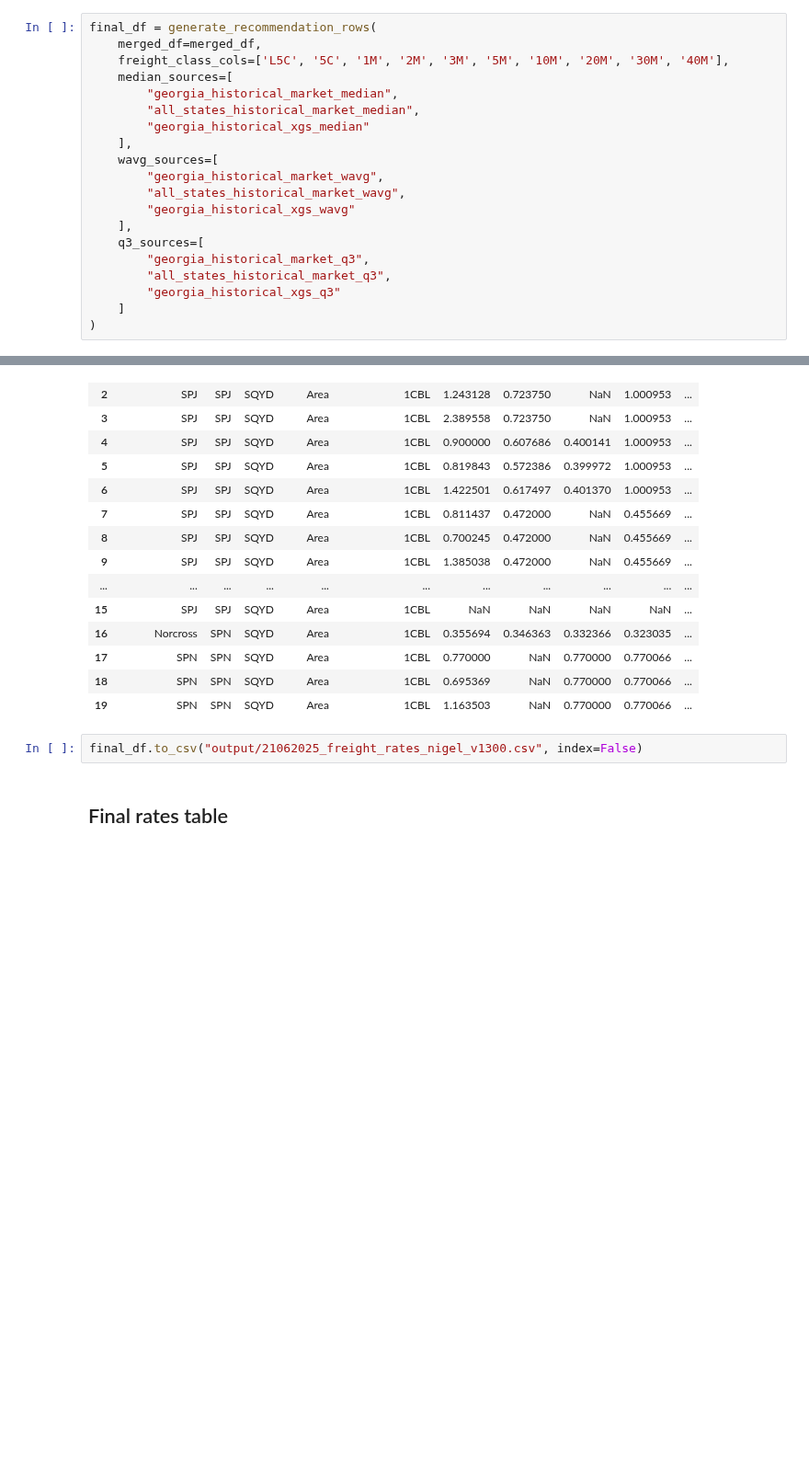
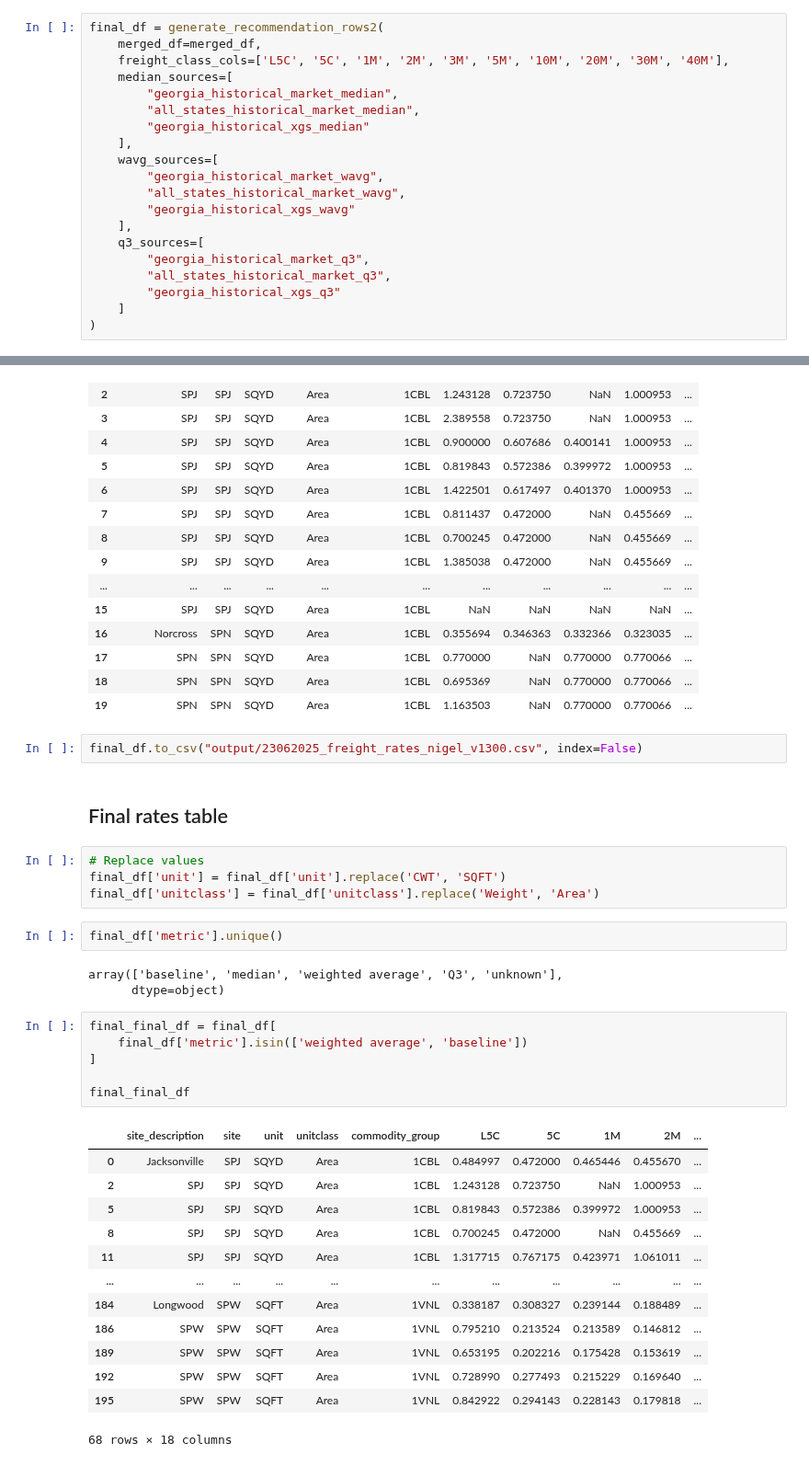
Before and after one commit to Zhuwaki/diverzify_freight_analysis, a Jupyter notebook: notebooks/nigel/bruce_tables/site_rates_table_nigel_commented_detailed.ipynb, the cells around one changed output, grey strips where cells are left out. Shown at 92% size. Drawn from its saved outputs; the diff is of its cells as text; blank space fills up the shorter version.

Commit message:
nigel  repo standardisation

```diff
--- a/notebooks/nigel/bruce_tables/site_rates_table_nigel_commented_detailed.ipynb
+++ b/notebooks/nigel/bruce_tables/site_rates_table_nigel_commented_detailed.ipynb
@@ -864,5 +968,5 @@ merged_df
 # %%
-final_df = generate_recommendation_rows(
+final_df = generate_recommendation_rows2(
     merged_df=merged_df,
     freight_class_cols=['L5C', '5C', '1M', '2M', '3M', '5M', '10M', '20M', '30M', '40M'],
     median_sources=[
@@ -983,9 +1099,38 @@ display(final_df.head(20))  # Display first 20 rows for quick check
 | 18 | SPN | SPN | SQYD | Area | 1CBL | 0.695369 | NaN | 0.770000 | 0.770066 | ... |
 | 19 | SPN | SPN | SQYD | Area | 1CBL | 1.163503 | NaN | 0.770000 | 0.770066 | ... |
 # %%
-final_df.to_csv("output/21062025_freight_rates_nigel_v1300.csv", index=False)
+final_df.to_csv("output/23062025_freight_rates_nigel_v1300.csv", index=False)
 # %% [markdown]
 ## Final rates table
+# %%
+# Replace values
+final_df['unit'] = final_df['unit'].replace('CWT', 'SQFT')
+final_df['unitclass'] = final_df['unitclass'].replace('Weight', 'Area')
+# %%
+final_df['metric'].unique()
+# %% [output]
+array(['baseline', 'median', 'weighted average', 'Q3', 'unknown'],
+      dtype=object)
+# %%
+final_final_df = final_df[
+    final_df['metric'].isin(['weighted average', 'baseline'])
+]
+
+final_final_df
+# %% [output]
+|  | site_description | site | unit | unitclass | commodity_group | L5C | 5C | 1M | 2M | ... |
+| 0 | Jacksonville | SPJ | SQYD | Area | 1CBL | 0.484997 | 0.472000 | 0.465446 | 0.455670 | ... |
+| 2 | SPJ | SPJ | SQYD | Area | 1CBL | 1.243128 | 0.723750 | NaN | 1.000953 | ... |
+| 5 | SPJ | SPJ | SQYD | Area | 1CBL | 0.819843 | 0.572386 | 0.399972 | 1.000953 | ... |
+| 8 | SPJ | SPJ | SQYD | Area | 1CBL | 0.700245 | 0.472000 | NaN | 0.455669 | ... |
+| 11 | SPJ | SPJ | SQYD | Area | 1CBL | 1.317715 | 0.767175 | 0.423971 | 1.061011 | ... |
+| ... | ... | ... | ... | ... | ... | ... | ... | ... | ... | ... |
+| 184 | Longwood | SPW | SQFT | Area | 1VNL | 0.338187 | 0.308327 | 0.239144 | 0.188489 | ... |
+| 186 | SPW | SPW | SQFT | Area | 1VNL | 0.795210 | 0.213524 | 0.213589 | 0.146812 | ... |
+| 189 | SPW | SPW | SQFT | Area | 1VNL | 0.653195 | 0.202216 | 0.175428 | 0.153619 | ... |
+| 192 | SPW | SPW | SQFT | Area | 1VNL | 0.728990 | 0.277493 | 0.215229 | 0.169640 | ... |
+| 195 | SPW | SPW | SQFT | Area | 1VNL | 0.842922 | 0.294143 | 0.228143 | 0.179818 | ... |
+68 rows × 18 columns
 # %%
 # 🔄 Save combined_df with each site as a separate Excel sheet
 
```
Also changed, not shown: parts of 16 cells of this notebook, 25 other files.
